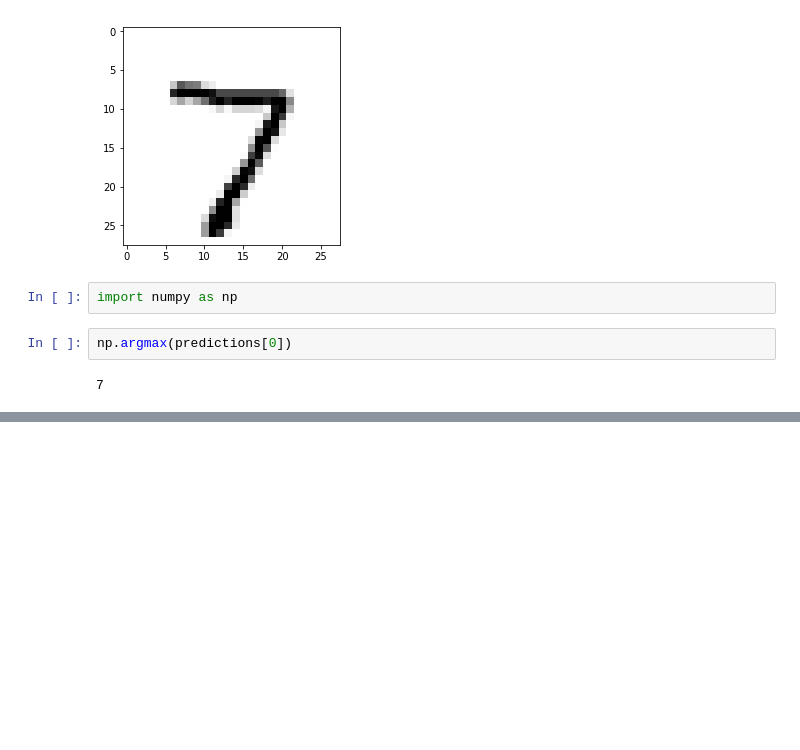
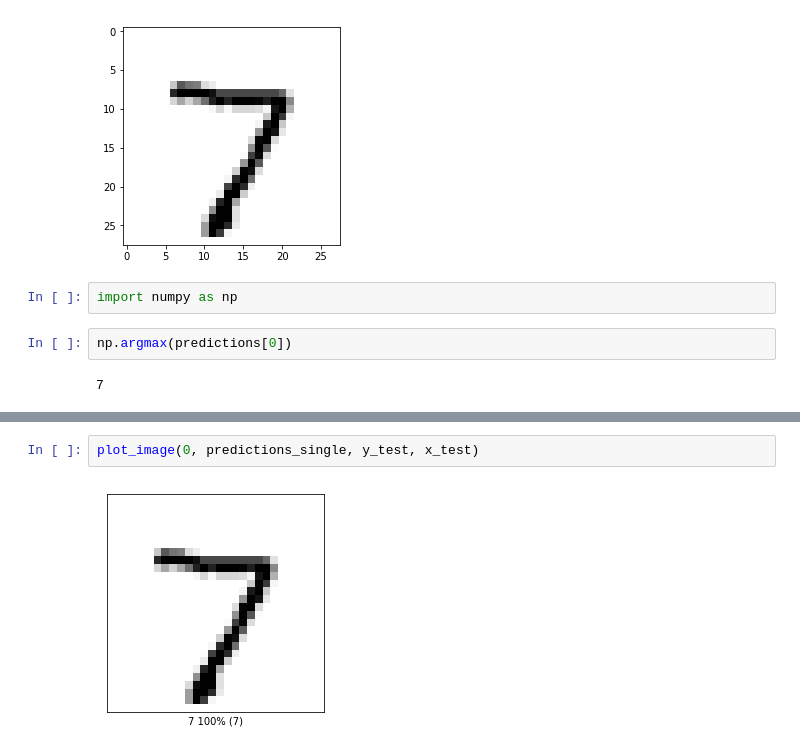
Before and after one commit to UndergraduateArtificialIntelligenceClub/hands-on-ml, a Jupyter notebook: MNIST Analysis.ipynb, the cells around one changed output, grey strips where cells are left out. Cells and saved outputs as stored; diff of their text form; blank space fills up the shorter version.

```diff
--- a/MNIST Analysis.ipynb
+++ b/MNIST Analysis.ipynb
@@ -156,0 +179,4 @@ np.argmax(y_test)
+# %%
+plot_image(0, predictions_single, y_test, x_test)
+# %% [output]
+[figure, added]
```
Also changed, not shown: parts of 12 cells of this notebook, 9 other files.
